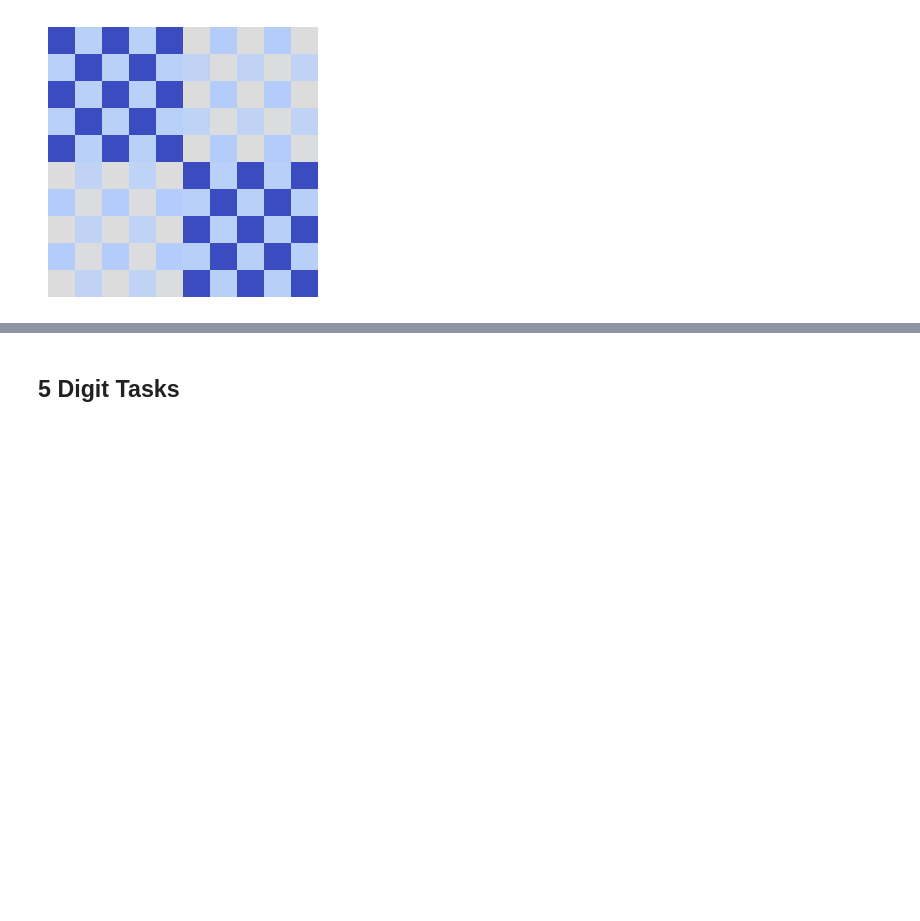
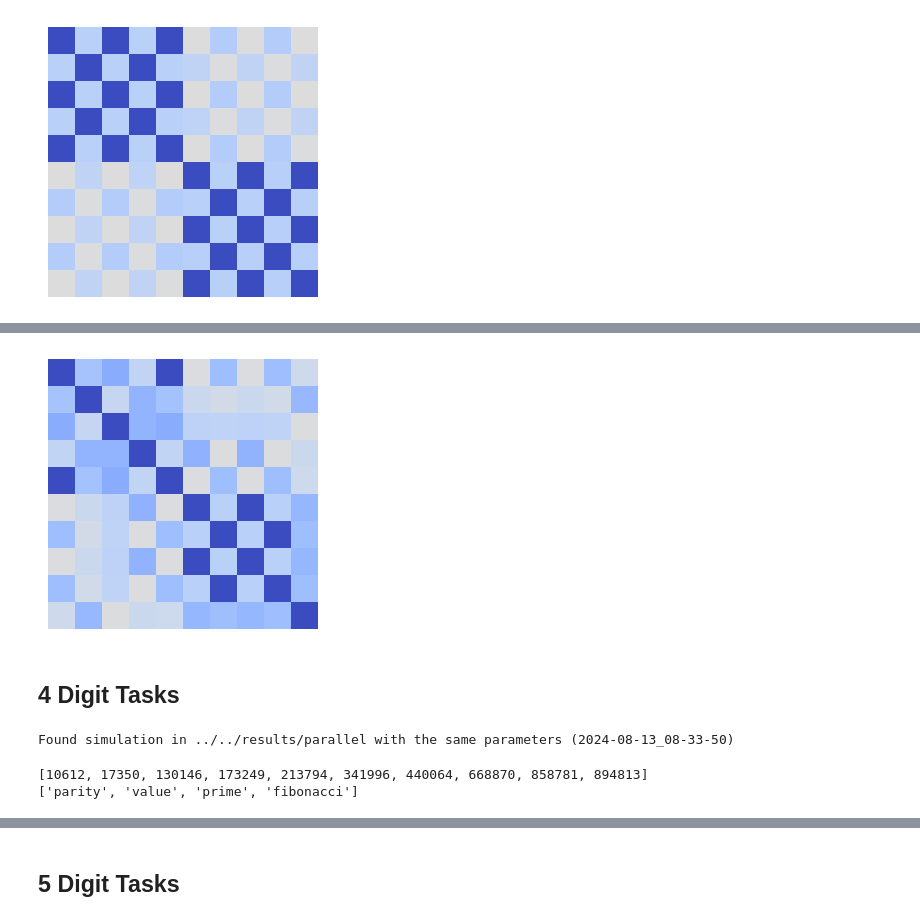
Before and after one commit to LofNaDI/neural-representations-multitasking, a Jupyter notebook: figures/figureS20/figureS20_sm_empirical_parallel.ipynb, the cells around one changed output, grey strips where cells are left out. Cells and saved outputs as stored; diff of their text form; code cells hidden in the pictures; blank space fills up the shorter version.

Commit message:
Add 3 and 4 digit tasks

```diff
--- a/figures/figureS20/figureS20_sm_empirical_parallel.ipynb
+++ b/figures/figureS20/figureS20_sm_empirical_parallel.ipynb
@@ -144,0 +159,4 @@ plt.show()
+# %%
+pickle_data = os.path.join(data_folder, 'data.pickle')
+with open(pickle_data, 'rb') as handle:
+    results_parallel = pickle.load(handle)
@@ -144,0 +173,8 @@ plt.show()
+# %%
+tasks_datasets = dataset.get_tasks_dict(tasks_names, root=path_data)
+# %%
+parallel_datasets = {}
+for task_name in tasks_names:
+    parallel_datasets[task_name] = tasks_datasets[task_name]
+
+parallel_tasks = dataset.MultilabelTasks(parallel_datasets)
@@ -144,0 +232,31 @@ plt.show()
+# %%
+mean_rdm_3_digits = {}
+
+for layer in range(num_layers):
+    mean_rdm_3_digits[layer+1] = np.zeros((num_tasks * 10, num_tasks * 10))
+    for rdm in list_rdm_3_digits:
+        mean_rdm_3_digits[layer+1] += rdm[layer+1]
+    mean_rdm_3_digits[layer+1] /= num_runs
+# %%
+fig, ax = plt.subplots(1, 1, figsize=(3, 3))
+
+ax.imshow(1 - mean_rdm_3_digits[10][:10, :10], cmap='coolwarm_r', vmin=-1, vmax=1)
+ax.axis('off')
+
+fig.tight_layout()
+fig.savefig(path_figure_digits_3)
+plt.show()
+# %% [output]
+[figure, added]
+# %% [markdown]
+## 4 Digit Tasks
+# %%
+initial_seed = 6789
+tasks_names = ['parity', 'value', 'prime', 'fibonacci']
+
+parameters['initial_seed'] = initial_seed
+parameters['tasks'] = tasks_names
+
+data_folder = check_runs(path_model_parallel, parameters)
+# %% [output]
+Found simulation in ../../results/parallel with the same parameters (2024-08-13_08-33-50)
@@ -144,0 +267,10 @@ plt.show()
+# %%
+seeds = sorted(list(results_parallel.keys()))
+num_seeds = len(seeds)
+num_tasks = len(tasks_names)
+
+print(seeds)
+print(tasks_names)
+# %% [output]
+[10612, 17350, 130146, 173249, 213794, 341996, 440064, 668870, 858781, 894813]
+['parity', 'value', 'prime', 'fibonacci']
```
Also changed, not shown: parts of 11 cells of this notebook, 7 other files.
